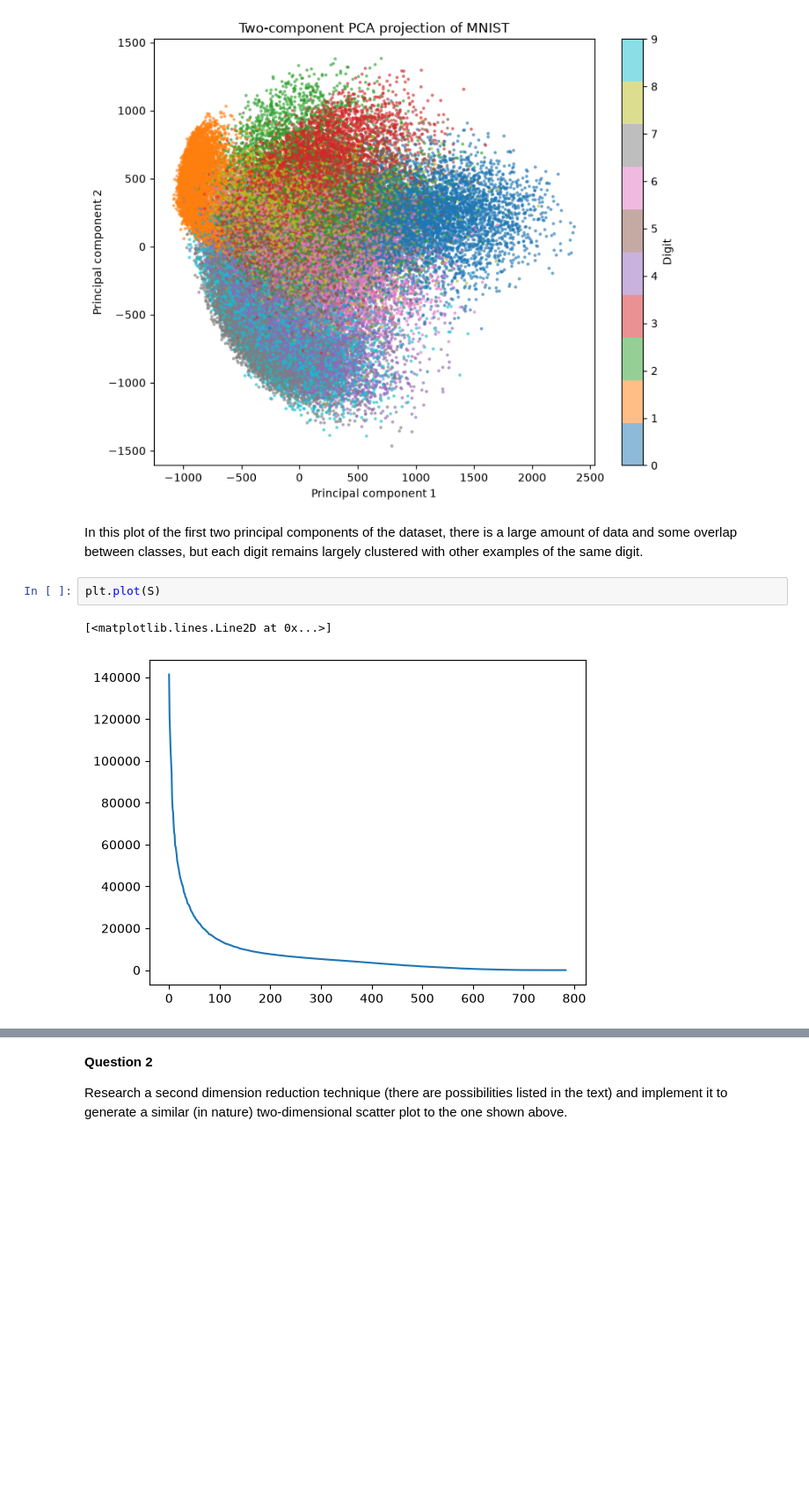
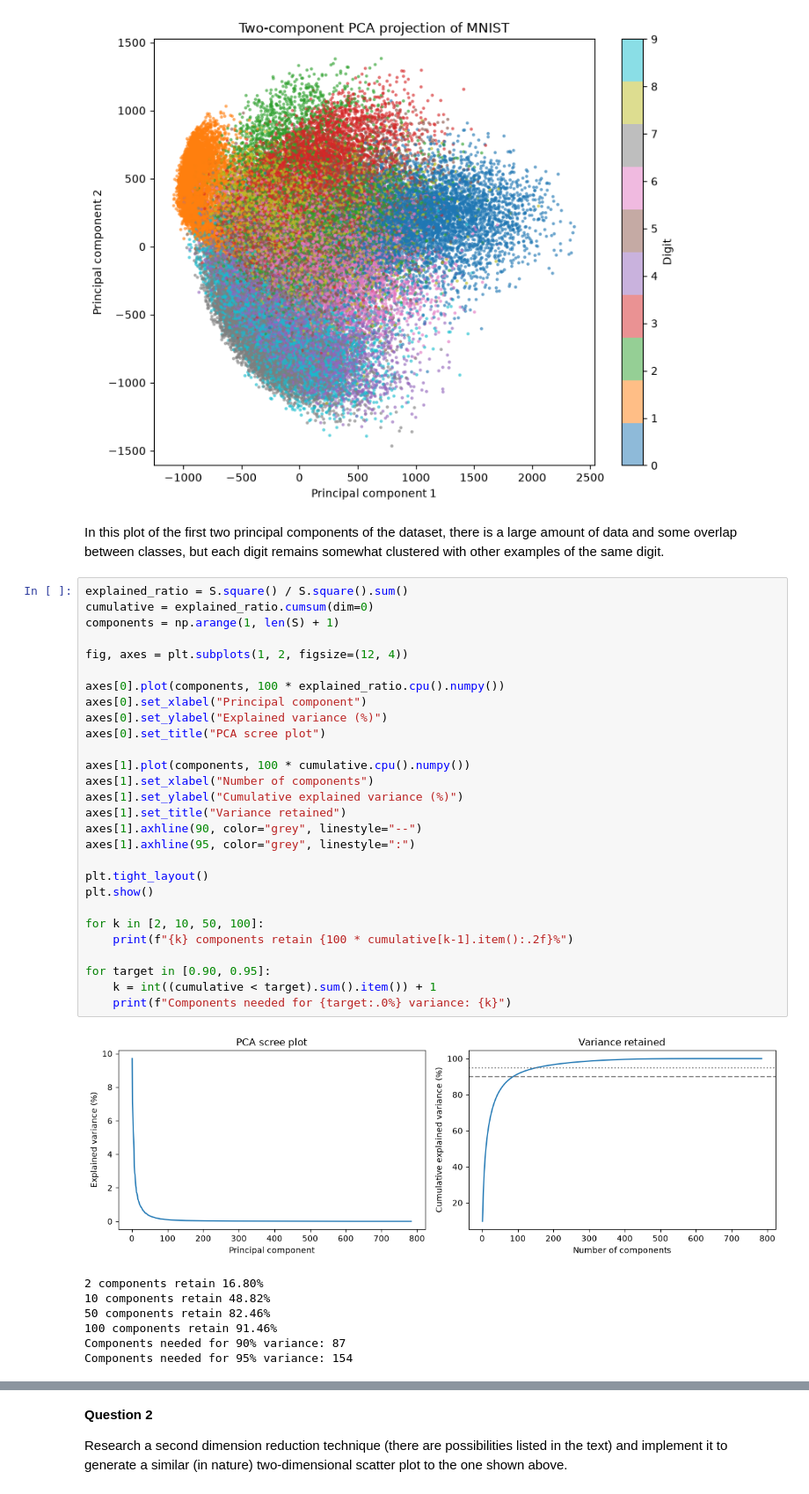
Before and after one commit to Otto-gits/Maths-of-AI, a Jupyter notebook: Assignment 2.ipynb, the cells around one changed output, grey strips where cells are left out. Shown at 88% size. Cells and saved outputs as stored; diff of their text form; blank space fills up the shorter version.

```diff
--- a/Assignment 2.ipynb
+++ b/Assignment 2.ipynb
@@ -78,10 +78,41 @@ plt.show()
 # %% [output]
 [figure]
 # %% [markdown]
-In this plot of the first two principal components of the dataset, there is a large amount of data and some overlap between classes, but each digit remains largely clustered with other examples of the same digit.
+In this plot of the first two principal components of the dataset, there is a large amount of data and some overlap between classes, but each digit remains somewhat clustered with other examples of the same digit.
-# %%
-plt.plot(S)
-# %% [output]
-[<matplotlib.lines.Line2D at 0x...>]
-[figure, removed]
+# %%
+explained_ratio = S.square() / S.square().sum()
+cumulative = explained_ratio.cumsum(dim=0)
+components = np.arange(1, len(S) + 1)
+
+fig, axes = plt.subplots(1, 2, figsize=(12, 4))
+
+axes[0].plot(components, 100 * explained_ratio.cpu().numpy())
+axes[0].set_xlabel("Principal component")
+axes[0].set_ylabel("Explained variance (%)")
+axes[0].set_title("PCA scree plot")
+
+axes[1].plot(components, 100 * cumulative.cpu().numpy())
+axes[1].set_xlabel("Number of components")
+axes[1].set_ylabel("Cumulative explained variance (%)")
+axes[1].set_title("Variance retained")
+axes[1].axhline(90, color="grey", linestyle="--")
+axes[1].axhline(95, color="grey", linestyle=":")
+
+plt.tight_layout()
+plt.show()
+
+for k in [2, 10, 50, 100]:
+    print(f"{k} components retain {100 * cumulative[k-1].item():.2f}%")
+
+for target in [0.90, 0.95]:
+    k = int((cumulative < target).sum().item()) + 1
+    print(f"Components needed for {target:.0%} variance: {k}")
+# %% [output]
+[figure, added]
+2 components retain 16.80%
+10 components retain 48.82%
+50 components retain 82.46%
+100 components retain 91.46%
+Components needed for 90% variance: 87
+Components needed for 95% variance: 154
 # %% [markdown]
```
Also changed, not shown: parts of 7 cells of this notebook.
